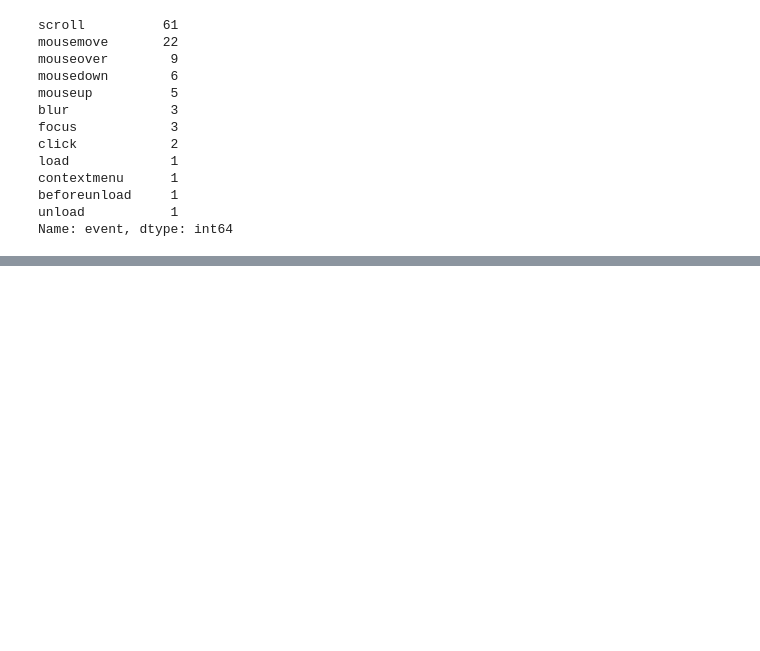
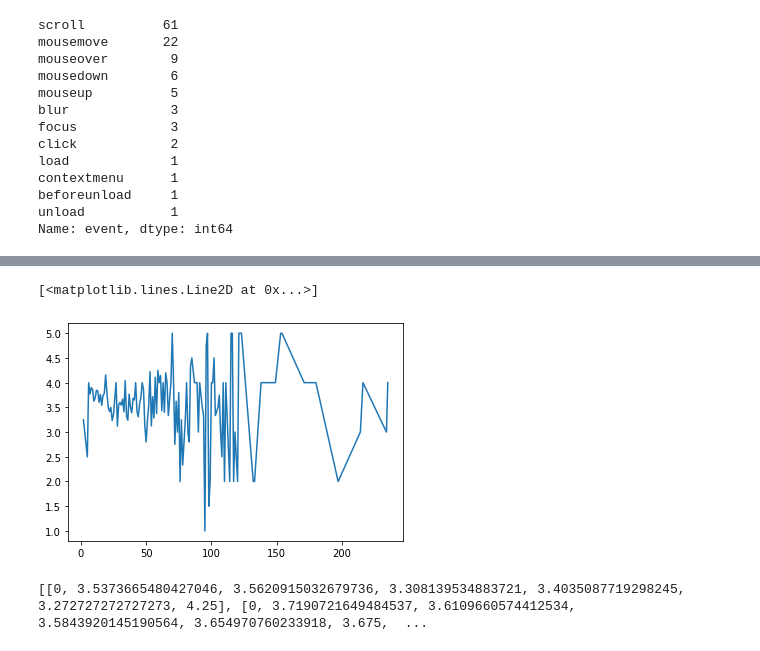
Before and after one commit to JulesDuteyrat/persuasiveness-data-collecting, a Jupyter notebook: python_data-mining_etc/notebooks/data_analysis.ipynb, the cells around one changed output, grey strips where cells are left out. Saved outputs shown, nothing was run; the diff lists cells and outputs as text; code cells hidden in the pictures; blank space fills up the shorter version.

```diff
--- a/python_data-mining_etc/notebooks/data_analysis.ipynb
+++ b/python_data-mining_etc/notebooks/data_analysis.ipynb
@@ -88,0 +148,79 @@ dtype: float64
+# %%
+plt.plot(tmp,ratioy)
+# %% [output]
+[<matplotlib.lines.Line2D at 0x...>]
+[figure, added]
+# %%
+#heatmap
+def customround (num) :
+    if num == 0 :
+        return 0
+    elif num <= 5:
+        return 5
+    elif num <= 10 :
+        return 10
+    elif num <= 25 :
+        return 25
+    elif num <= 50 :
+        return 50
+    elif num <= 75 :
+        return 75
+    else:
+        return 100
+
+
+heatdf = []
+
+for row in range(len(cleandf)) :
+    heatdf.append([cleandf[row][0],cleandf[row][1].apply(customround)])
+
+xy = []
+x = []
+y=[0,5,10,25,50,75,100]
+
+for row in heatdf :
+    for input in row[1].keys() :
+        if input not in x :
+            x.append(input)
+
+for i in range(len(x)) :
+    xy.append([])
+for i in range(len(y)) :
+    for ligne in xy :
+        ligne.append([])
+
+for input in x :
+    for value in y:
+        for row in heatdf:
+            if input in row[1].keys() and value == row[1].get(input) :
+                xy[x.index(input)][y.index(value)].append(row[0])
+
+
+
+
+"""
+for row in heatdf :
+    for input in row[1].keys() :
+        value = row[1].get(input)
+        if value not in y :
+            y.append(value)
+        if input not in x :
+            x.append(input)
+            xy.append([])
+        for i in range(y.index(value)+1 - len(xy[x.index(input)])):
+            xy[x.index(input)].append([])
+        xy[x.index(input)][y.index(value)].append(row[0])
+        """
+
+for row in xy :
+    for case in row :
+        tmp = 0
+        for num in case :
+            tmp += num
+        if len(case) > 0 :
+            tmp = tmp/len(case)
+        else :
+            tmp = 0
+        xy[xy.index(row)][row.index(case)] = tmp
+# %% [output]
+[[0, 3.5373665480427046, 3.5620915032679736, 3.308139534883721, 3.4035087719298245, 3.272727272727273, 4.25], [0, 3.7190721649484537, 3.6109660574412534, 3.5843920145190564, 3.654970760233918, 3.675,  ...
```
Also changed, not shown: parts of 8 cells of this notebook.
